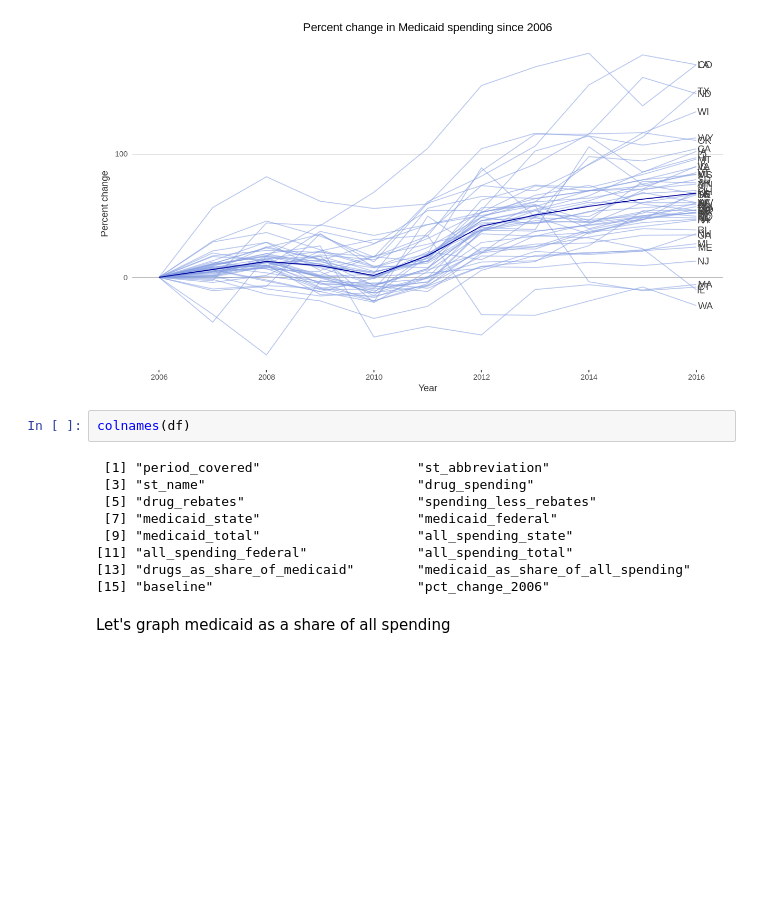
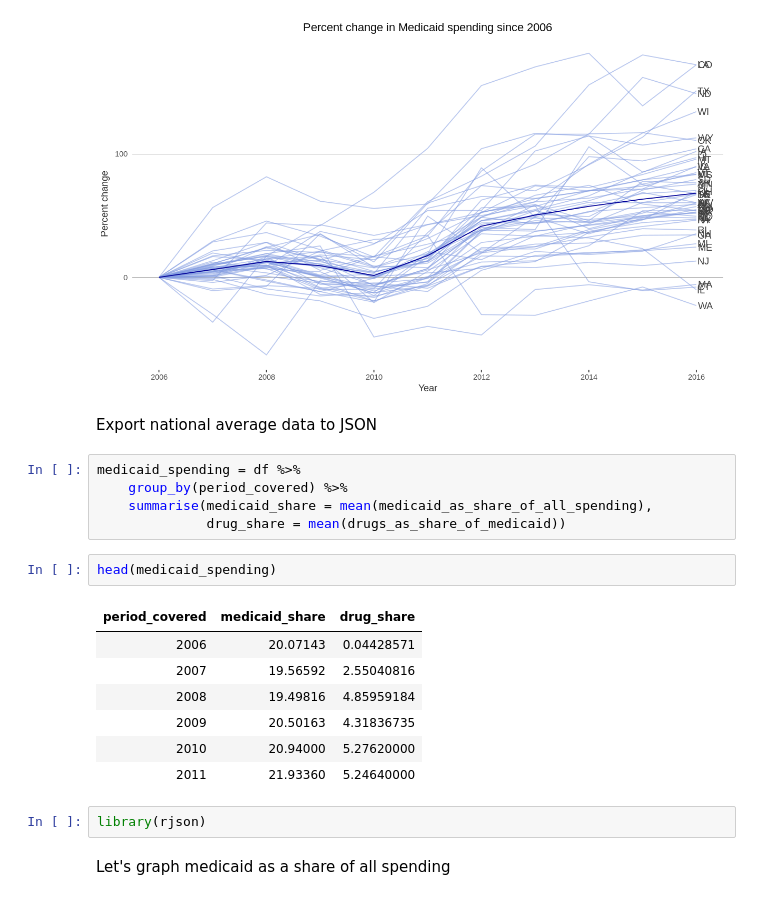
Before and after one commit to PublicI/medicaid-graphic, a Jupyter notebook: graphic.ipynb, the cells around one changed output. Saved outputs shown, nothing was run; the diff lists cells and outputs as text; blank space fills up the shorter version.

Commit message:
National averages converted to json

```diff
--- a/graphic.ipynb
+++ b/graphic.ipynb
@@ -121,17 +73,25 @@ ggplot(df, aes(period_covered,pct_change_2006)) +
 Warning message:
 “Removed 1 rows containing missing values (geom_text).”
 [figure]
-# %%
-colnames(df)
-# %% [output]
- [1] "period_covered"                    "st_abbreviation"
- [3] "st_name"                           "drug_spending"
- [5] "drug_rebates"                      "spending_less_rebates"
- [7] "medicaid_state"                    "medicaid_federal"
- [9] "medicaid_total"                    "all_spending_state"
-[11] "all_spending_federal"              "all_spending_total"
-[13] "drugs_as_share_of_medicaid"        "medicaid_as_share_of_all_spending"
-[15] "baseline"                          "pct_change_2006"
+# %% [markdown]
+Export national average data to JSON
+# %%
+medicaid_spending = df %>%
+    group_by(period_covered) %>%
+    summarise(medicaid_share = mean(medicaid_as_share_of_all_spending),
+              drug_share = mean(drugs_as_share_of_medicaid))
+# %%
+head(medicaid_spending)
+# %% [output]
+| period_covered | medicaid_share | drug_share |
+| 2006 | 20.07143 | 0.04428571 |
+| 2007 | 19.56592 | 2.55040816 |
+| 2008 | 19.49816 | 4.85959184 |
+| 2009 | 20.50163 | 4.31836735 |
+| 2010 | 20.94000 | 5.27620000 |
+| 2011 | 21.93360 | 5.24640000 |
+# %%
+library(rjson)
 # %% [markdown]
 Let's graph medicaid as a share of all spending
 # %%
```
Also changed, not shown: parts of 5 cells of this notebook, 2 other files.
